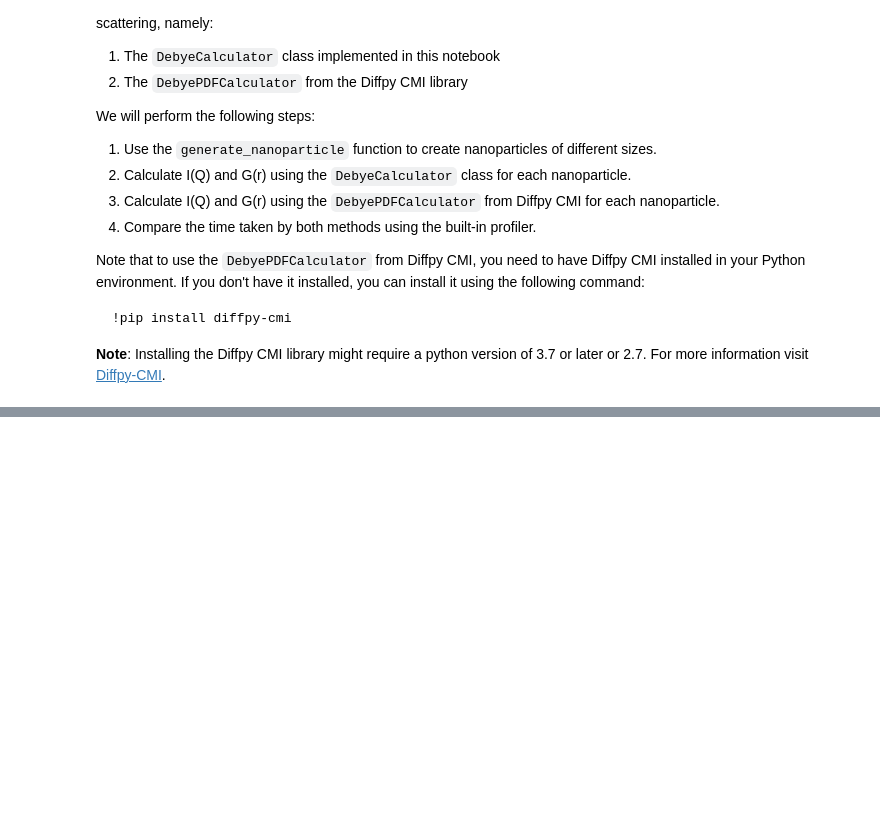
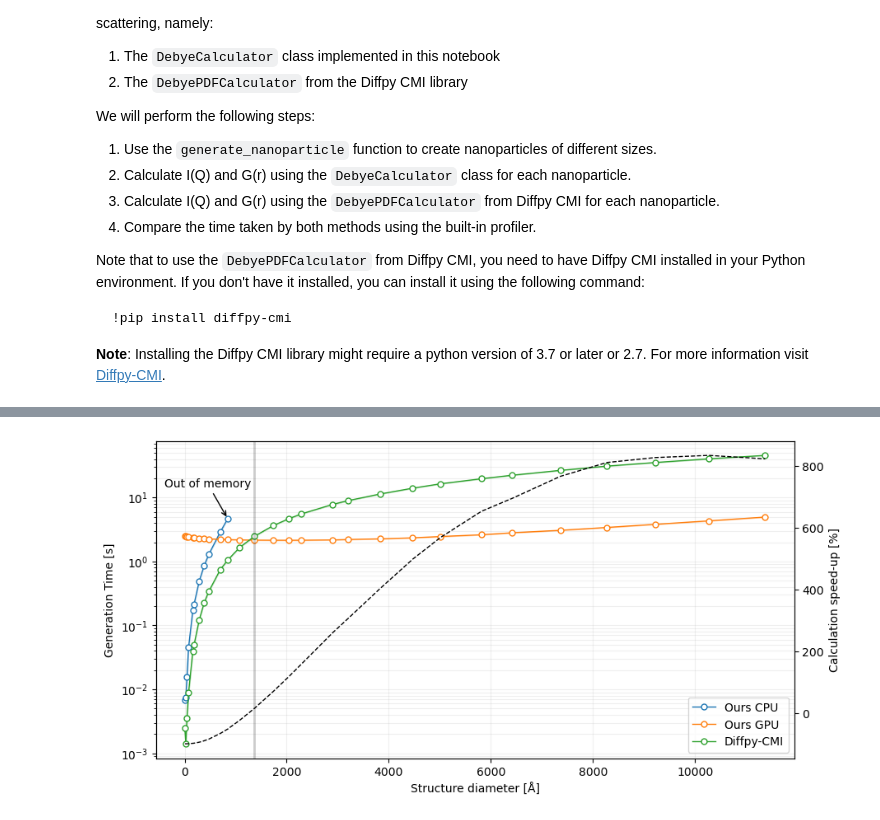
Before and after one commit to FrederikLizakJohansen/DebyeCalculator, a Jupyter notebook: NotebookTutorial.ipynb, the cells around one changed output, grey strips where cells are left out. Saved outputs shown, nothing was run; the diff lists cells and outputs as text; code cells hidden in the pictures; blank space fills up the shorter version.

```diff
--- a/NotebookTutorial.ipynb
+++ b/NotebookTutorial.ipynb
@@ -358,0 +414,38 @@ plt.show()
+# %%
+fig, ax = plt.subplots(figsize=(10,5))
+
+_markersize = 5
+
+# Ours CPU
+p = ax.plot([n.get_global_number_of_atoms() for n in nano_particles_CPU], mu_DC_CPU, marker='o', markerfacecolor='w', markersize=_markersize, lw=1, label = 'Ours CPU')
+ax.fill_between([n.get_global_number_of_atoms() for n in nano_particles_CPU], mu_DC_CPU-sigma_DC_CPU, mu_DC_CPU+sigma_DC_CPU, alpha=0.2, color=p[0].get_color())
+
+# Ours GPU
+p = ax.plot([n.get_global_number_of_atoms() for n in nano_particles_GPU], mu_DC_GPU, marker='o', markerfacecolor='w', markersize=_markersize, lw=1, label = 'Ours GPU')
+ax.fill_between([n.get_global_number_of_atoms() for n in nano_particles_GPU], mu_DC_GPU-sigma_DC_GPU, mu_DC_GPU+sigma_DC_GPU, alpha=0.2, color=p[0].get_color())
+
+# Diffpy
+p = ax.plot([n.get_global_number_of_atoms() for n in nano_particles_CMI], mu_CMI, marker='o', markerfacecolor='w', markersize=_markersize, lw=1, label = 'Diffpy-CMI')
+ax.fill_between([n.get_global_number_of_atoms() for n in nano_particles_CMI], mu_CMI-sigma_CMI, mu_CMI+sigma_CMI, alpha=0.2, color=p[0].get_color())
+
+# Speedup
+ax_speed = ax.twinx()
+speed_y = ((mu_CMI - mu_DC_GPU) / mu_DC_GPU)*100
+speed_x = np.array([n.get_global_number_of_atoms() for n in nano_particles_CMI])
+ax_speed.plot(speed_x, speed_y, markerfacecolor='w', markersize=_markersize, lw=1, ls='--', c='k')
+ax_speed.set_ylabel('Calculation speed-up [%]')
+ax_speed.axvline(x=speed_x[np.argwhere(speed_y > 1)[0]], alpha=0.2, lw=2, c='k')
+
+ax.set_ylabel('Generation Time [s]')
+ax.set_xlabel('Structure diameter [Å]')
+ax.grid(alpha=0.2, which="both")
+ax.legend(loc='lower right')
+ax.set_yscale('log')
+
+cutoff_x = max([n.get_global_number_of_atoms() for n in nano_particles_CPU])
+ax.annotate('Out of memory', xy=(cutoff_x, mu_DC_CPU[-1]), xytext=(-400, mu_DC_CPU[-1]+10),
+           arrowprops=dict(facecolor='black', arrowstyle='->'), fontsize=10)
+
+plt.show()
+# %% [output]
+[figure, added]
```
Also changed, not shown: parts of 9 cells of this notebook.
